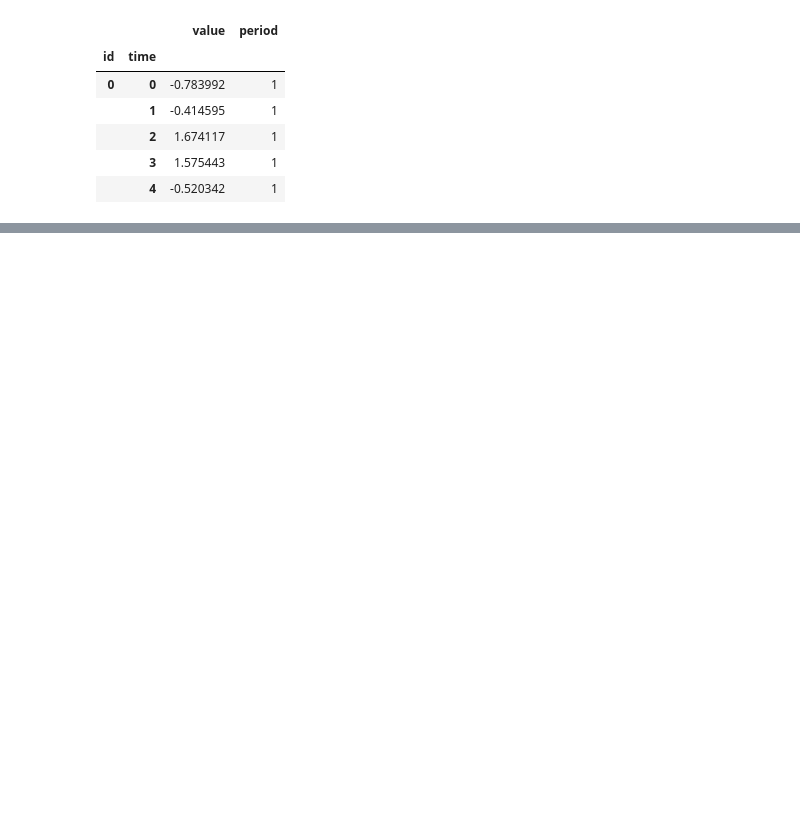
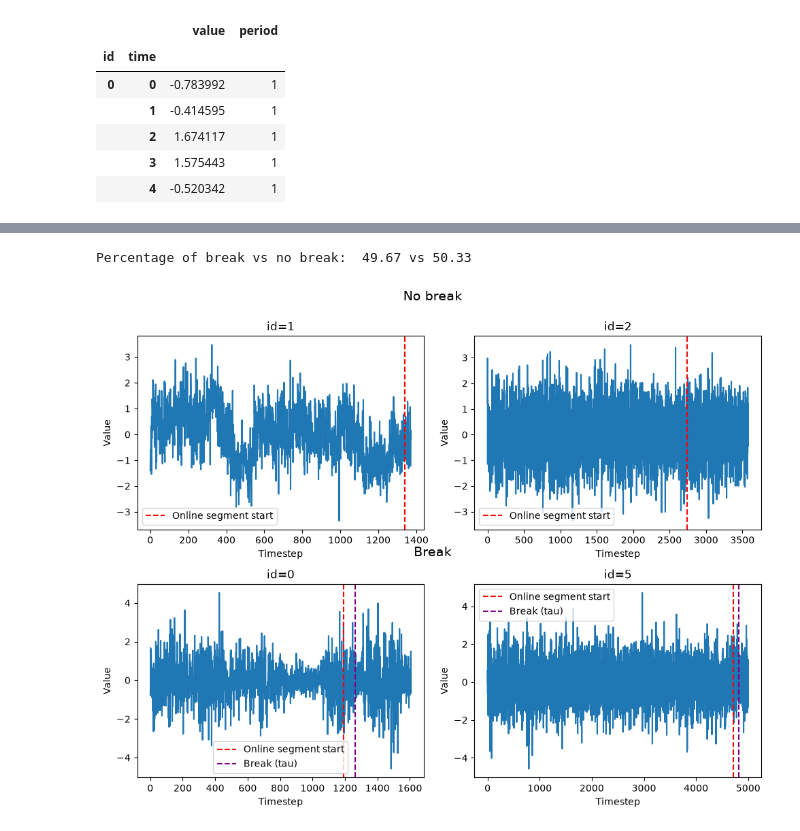
Before and after one commit to AmineSlaoui/structural_break, a Jupyter notebook: notebooks/eda.ipynb, the cells around one changed output, grey strips where cells are left out. Cells and saved outputs as stored; diff of their text form; code cells hidden in the pictures; blank space fills up the shorter version.

```diff
--- a/notebooks/eda.ipynb
+++ b/notebooks/eda.ipynb
@@ -14,11 +16,17 @@ Scikit-learn Version: 1.9.0
 # %%
+# raw numbers in each series, one row per time step
 data_x_train = pd.read_parquet("../data/X_train.parquet")
 data_x_test = pd.read_parquet("../data/X_test.reduced.parquet")
 
+# for the online part only — 0 or 1, did a break happen by now?
 data_y_train = pd.read_parquet("../data/y_train.parquet")
 data_y_test = pd.read_parquet("../data/y_test.reduced.parquet")
 
-data_lst = [("X_train", data_x_train), ("X_test", data_x_test), ("y_train", data_y_train), ("y_test", data_y_test)]
+# one row per series — where the break happens, if it does
+data_y_train_index = pd.read_parquet("../data/y_train_index.parquet")
+data_y_test_index = pd.read_parquet("../data/y_test_index.reduced.parquet")
+
+data_lst = [("X_train", data_x_train), ("X_test", data_x_test), ("y_train", data_y_train), ("y_test", data_y_test), ("y_train_index", data_y_train_index), ("y_test_index", data_y_test_index)]
 
 data_x_train.head()
 # %% [output]
@@ -72,0 +121,52 @@ Length: 100, dtype: int64
+# %%
+# Understand what tau is
+
+# If tau = -1 -> No structural break
+# If tau >= 0 Structural break occurs at timestep tau
+tau = data_y_train_index["tau"]
+tau_index = data_y_train_index["tau_index"] # Break position relative to the start of online segment
+
+percent_no_break = ((tau == -1).sum()/len(tau))  * 100
+print(f"Percentage of break vs no break:  {100 - percent_no_break} vs {percent_no_break}")
+# %% [output]
+Percentage of break vs no break:  49.67 vs 50.33
+# %%
+# Plot break vs no break
+break_ids = data_y_train_index[data_y_train_index['tau'] != -1].index
+no_break_ids = data_y_train_index[data_y_train_index['tau'] == -1].index
+
+fig, axes = plt.subplots(2, 2, figsize=(10, 8))
+
+# Top row: no-break series
+for ax, i in zip(axes[0], no_break_ids[:2]):
+    serie = data_x_train.loc[i]
+    online_start = serie[serie['period'] == 2].index.min()
+
+    ax.plot(serie.index, serie['value'])
+    ax.axvline(x=online_start, color='red', linestyle='--', label='Online segment start')
+    ax.set_title(f'id={i}')
+    ax.set_xlabel('Timestep')
+    ax.set_ylabel('Value')
+    ax.legend()
+
+# Bottom row: break series
+for ax, i in zip(axes[1], break_ids[:2]):
+    serie = data_x_train.loc[i]
+    online_start = serie[serie['period'] == 2].index.min()
+    tau = data_y_train_index.loc[i, 'tau']
+
+    ax.plot(serie.index, serie['value'])
+    ax.axvline(x=online_start, color='red', linestyle='--', label='Online segment start')
+    ax.axvline(x=tau, color='purple', linestyle='--', label='Break (tau)')
+    ax.set_title(f'id={i}')
+    ax.set_xlabel('Timestep')
+    ax.set_ylabel('Value')
+    ax.legend()
+
+fig.text(0.5, 0.95, 'No break', ha='center', fontsize=14)
+fig.text(0.5, 0.48, 'Break', ha='center', fontsize=14)
+
+plt.tight_layout(rect=[0, 0, 1, 0.93])
+plt.show()
+# %% [output]
+[figure, added]
```
Also changed, not shown: parts of 5 cells of this notebook, 1 other file.
